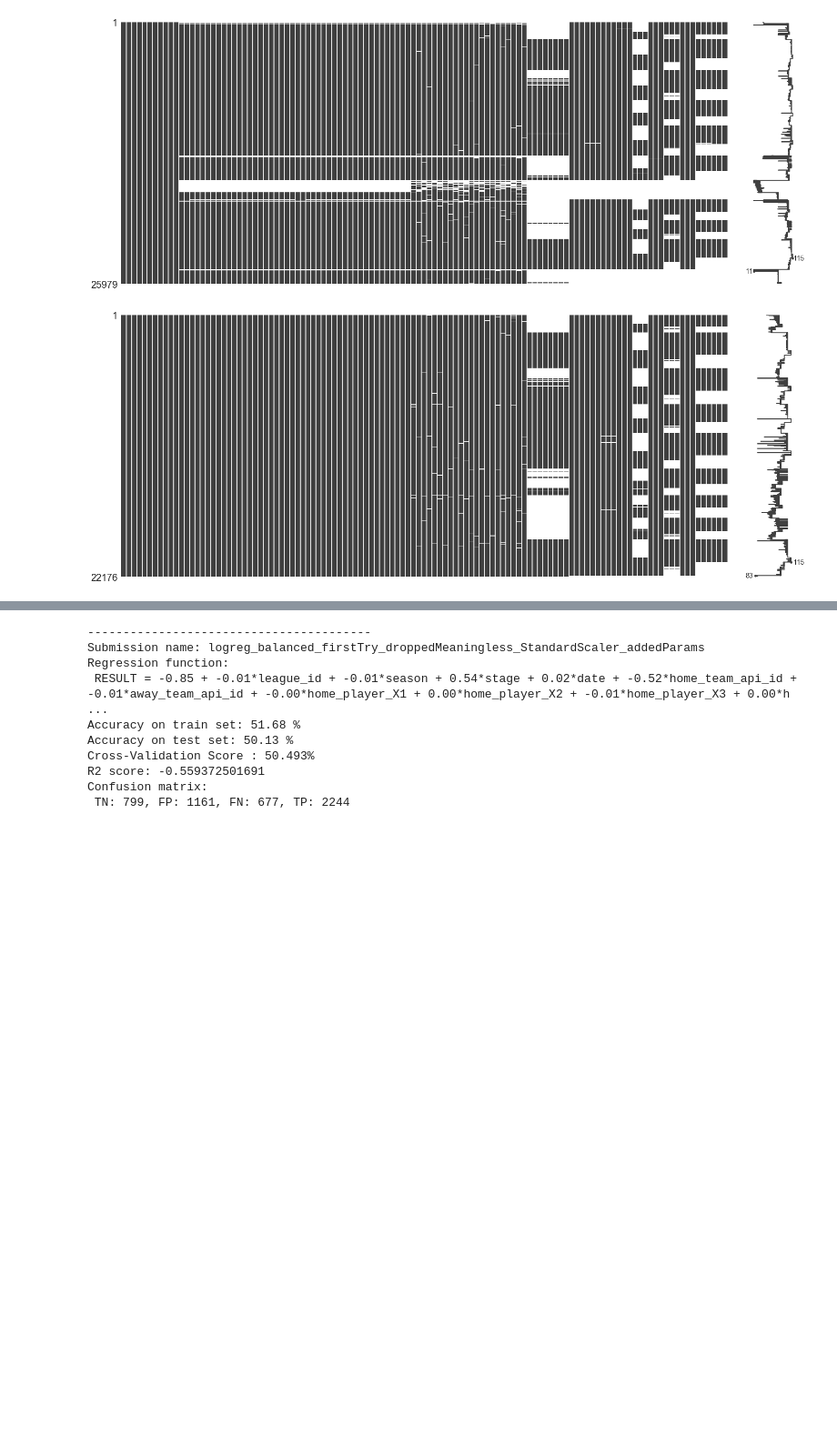
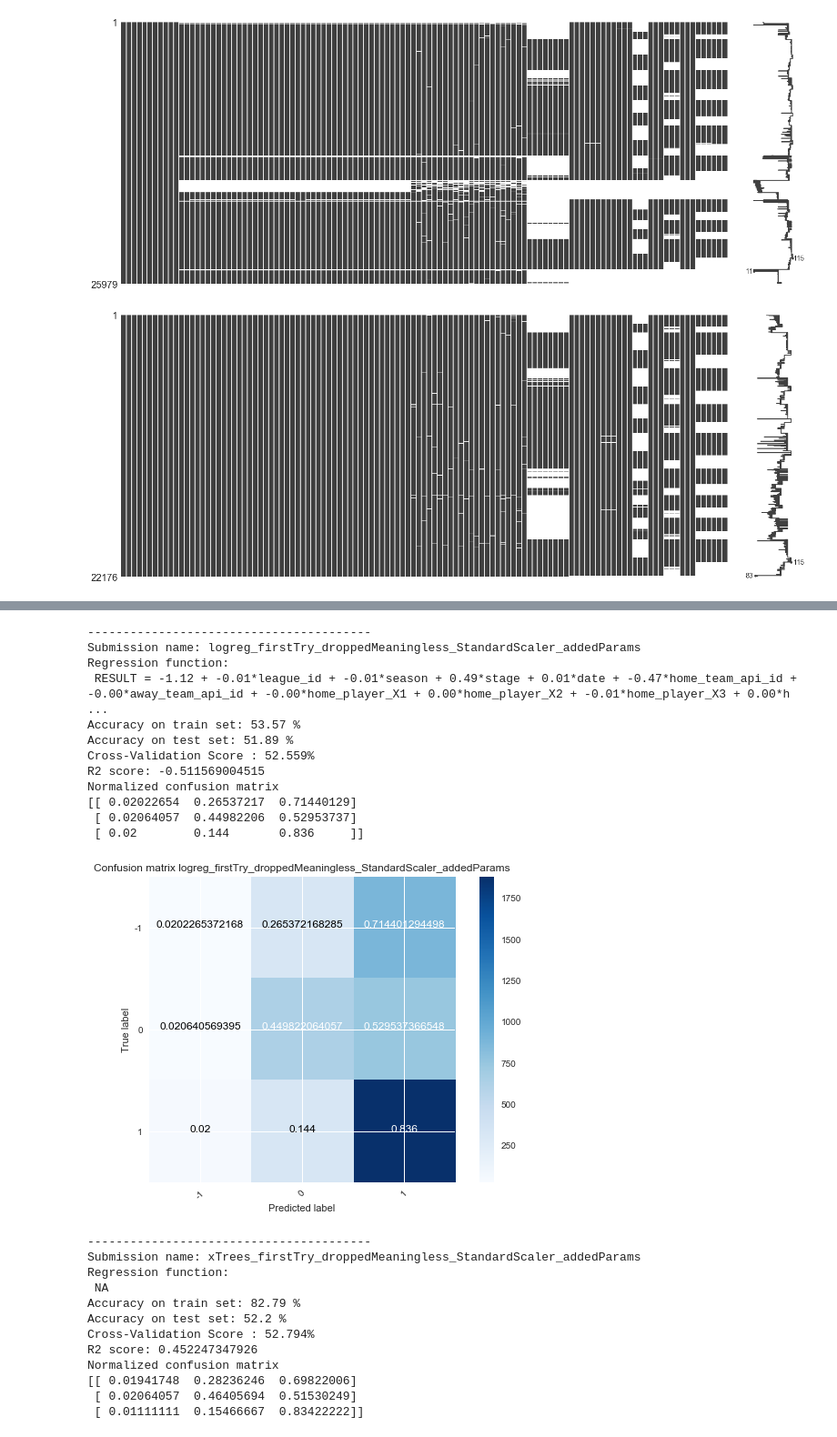
Before and after one commit to jo9k/SoccerAnalysis, a Jupyter notebook: SoccerAnalysis.ipynb, the cells around one changed output, grey strips where cells are left out. Shown at 91% size. Drawn from its saved outputs; the diff is of its cells as text; code cells hidden in the pictures; blank space fills up the shorter version.

Commit message:
Added some functionality, gridsearch, last matches between teams.

```diff
--- a/SoccerAnalysis.ipynb
+++ b/SoccerAnalysis.ipynb
@@ -401,7 +473,3 @@ def regr_equation(logreg, train, target):
         coeff_str = "{:.2f}".format(coeff)
         output += coeff_str + "*" + str(feature) + " + "
     return output[:-3]
-# %%
-def confusion_matrix(model, X, y):
-    from sklearn.metrics import confusion_matrix
-    return confusion_matrix(y, model.predict(X))
@@ -410,9 +513,7 @@ def test_model (model, data, target, submission_name = None, test=None):
 
     if test is None:
         from sklearn.metrics import accuracy_score, confusion_matrix, r2_score
-        train, test, target_train, target_test = split_data(data, target)
-        train = train.drop('RESULT', 1)
-        test = test.drop('RESULT', 1)
+        train, test, target_train, target_test = data
         model.fit(train, target_train)
         #Calc parameters
         if type(model) is LogisticRegression:
@@ -425,9 +526,9 @@ def test_model (model, data, target, submission_name = None, test=None):
         if type(model) is not LinearRegression:
             trainset_acc = round(accuracy_score(target_train, model.predict(train)) * 100, 2)
             testset_acc = round(accuracy_score(target_test, model.predict(test)) * 100, 2)
-            conf_matrix = confusion_matrix(target_train, model.predict(train))
-            conf_matrix = 'TN: '+str(conf_matrix[0][0])+', FP: '+str(conf_matrix[0][1])+ \
-                              ', FN: '+str(conf_matrix[1][0])+', TP: '+str(conf_matrix[1][1])
+            confusion_matrix = confusion_matrix(target_test, model.predict(test))
+            conf_matrix = 'TN: '+str(confusion_matrix[0][0])+', FP: '+str(confusion_matrix[0][1])+ \
+                              ', FN: '+str(confusion_matrix[1][0])+', TP: '+str(confusion_matrix[1][1])
         else:
             trainset_acc = 'NA'
             testset_acc = 'NA'
@@ -438,22 +539,25 @@ def test_model (model, data, target, submission_name = None, test=None):
 
           #Perform k-fold cross-validation with 5 folds
         from sklearn.cross_validation import KFold   #For K-fold cross validation
-        kf = KFold(data.shape[0], n_folds=5)
+        X=pd.concat([train,test])
+        Y=pd.concat([target_train, target_test])
+        data_df = pd.concat([X,Y], axis=1)
+        kf = KFold(data_df.shape[0], n_folds=5)
         error = []
-        predictors = list(data.columns.values)
+        predictors = list(data_df.columns.values)
         del predictors[-1]
         for train, test in kf:
             # Filter training data
-            train_predictors = (data[predictors].iloc[train,:])
+            train_predictors = (data_df[predictors].iloc[train,:])
 
             # The target we're using to train the algorithm.
-            train_target = data['RESULT'].iloc[train]
+            train_target = data_df['RESULT'].iloc[train]
 
             # Training the algorithm using the predictors and target.
             model.fit(train_predictors, train_target)
 
             #Record error from each cross-validation run
-            error.append(model.score(data[predictors].iloc[test,:], data['RESULT'].iloc[test]))
+            error.append(model.score(data_df[predictors].iloc[test,:], data_df['RESULT'].iloc[test]))
 
         #Fit the model again so that it can be refered
         #prints
@@ -464,7 +568,10 @@ def test_model (model, data, target, submission_name = None, test=None):
         print('Accuracy on test set:', testset_acc,"%")
         print ("Cross-Validation Score : %s" % "{0:.3%}".format(np.mean(error)))
         print("R2 score:", r2_score)
-        print("Confusion matrix:\n", conf_matrix)
+        #print("Confusion matrix:\n", conf_matrix)
+        classes=[-1,0,1]
+        plot_confusion_matrix(confusion_matrix, classes=classes,
+                              normalize=True, title = 'Confusion matrix '+submission_name, cmap=plt.cm.Blues)
         return [submission_name, function_str, str(trainset_acc), str(testset_acc), r2_score, conf_matrix, np.mean(error)]
 # %% [markdown]
 ## SETUP<a class="anchor" id="model-learning-setup"></a>
@@ -471,3 +633,6 @@ def test_model (model, data, target, submission_name = None, test=None):
+# %%
+train, test, target_train, target_test = split_data(scaled_features_df, 'RESULT')
+data = (train, test, target_train, target_test)
 # %%
 #Setup
 suffix = '_firstTry_droppedMeaningless_StandardScaler_addedParams'
@@ -476,7 +641,7 @@ modelMLP = MLPClassifier(hidden_layer_sizes=(104, 104, 104), activation='logisti
                          max_iter=2000, shuffle=True, random_state=None, tol=0.0001, verbose=False, warm_start=False,
                          momentum=0.9, nesterovs_momentum=True, early_stopping=False, validation_fraction=0.1,
                          beta_1=0.9, beta_2=0.999, epsilon=1e-08)
-modelLogReg = LogisticRegression(n_jobs = -1, class_weight='balanced')
+modelLogReg = LogisticRegression(n_jobs = -1)
 modelLinReg = LinearRegression()
 modelSVC = SVC()
 modellinSVC = LinearSVC()
@@ -492,7 +657,6 @@ modelRndForest = RandomForestClassifier(n_estimators=500, criterion='gini', max_
                                         min_samples_leaf=1, min_weight_fraction_leaf=0.0, max_features='sqrt',
                                         max_leaf_nodes=None, min_impurity_split=1e-07, bootstrap=True, oob_score=False,
                                         n_jobs=-1, random_state=None, verbose=0, warm_start=False, class_weight=None)
-
 modelXTree = ExtraTreesClassifier(n_estimators=500, criterion='gini', max_depth=None, min_samples_split=16,
                                   min_samples_leaf=5, min_weight_fraction_leaf=0.0, max_features='sqrt',
                                   max_leaf_nodes=None, min_impurity_split=1e-07, bootstrap=False, oob_score=False,
@@ -500,23 +664,39 @@ modelXTree = ExtraTreesClassifier(n_estimators=500, criterion='gini', max_depth=
 
 models = {
           modelRndForest: "RandomForest",
-          modelLogReg : "logreg_balanced"
-          modelXTree : 'xTrees'
+          modelLogReg : "logreg",
+          modelXTree : 'xTrees',
+         # modelSVC : 'SVM'
          }
 # %%
 outputs = []
 for model, prefix in models.items():
     name=prefix+suffix
-    outputs.append(test_model(model, scaled_features_df, target='RESULT', submission_name=name))
+    outputs.append(test_model(model, data, target='RESULT', submission_name=name))
 outputs.sort(key=lambda x: x[0])
 # %% [output]
 ----------------------------------------
-Submission name: logreg_balanced_firstTry_droppedMeaningless_StandardScaler_addedParams
+Submission name: logreg_firstTry_droppedMeaningless_StandardScaler_addedParams
 Regression function:
- RESULT = -0.85 + -0.01*league_id + -0.01*season + 0.54*stage + 0.02*date + -0.52*home_team_api_id + -0.01*away_team_api_id + -0.00*home_player_X1 + 0.00*home_player_X2 + -0.01*home_player_X3 + 0.00*h ...
-Accuracy on train set: 51.68 %
-Accuracy on test set: 50.13 %
-Cross-Validation Score : 50.493%
-R2 score: -0.559372501691
-Confusion matrix:
- TN: 799, FP: 1161, FN: 677, TP: 2244
+ RESULT = -1.12 + -0.01*league_id + -0.01*season + 0.49*stage + 0.01*date + -0.47*home_team_api_id + -0.00*away_team_api_id + -0.00*home_player_X1 + 0.00*home_player_X2 + -0.01*home_player_X3 + 0.00*h ...
+Accuracy on train set: 53.57 %
+Accuracy on test set: 51.89 %
+Cross-Validation Score : 52.559%
+R2 score: -0.511569004515
+Normalized confusion matrix
+[[ 0.02022654  0.26537217  0.71440129]
+ [ 0.02064057  0.44982206  0.52953737]
+ [ 0.02        0.144       0.836     ]]
+[figure, added]
+----------------------------------------
+Submission name: xTrees_firstTry_droppedMeaningless_StandardScaler_addedParams
+Regression function:
+ NA
+Accuracy on train set: 82.79 %
+Accuracy on test set: 52.2 %
+Cross-Validation Score : 52.794%
+R2 score: 0.452247347926
+Normalized confusion matrix
+[[ 0.01941748  0.28236246  0.69822006]
+ [ 0.02064057  0.46405694  0.51530249]
+ [ 0.01111111  0.15466667  0.83422222]]
```
Also changed, not shown: parts of 28 cells of this notebook, 1 other file.
